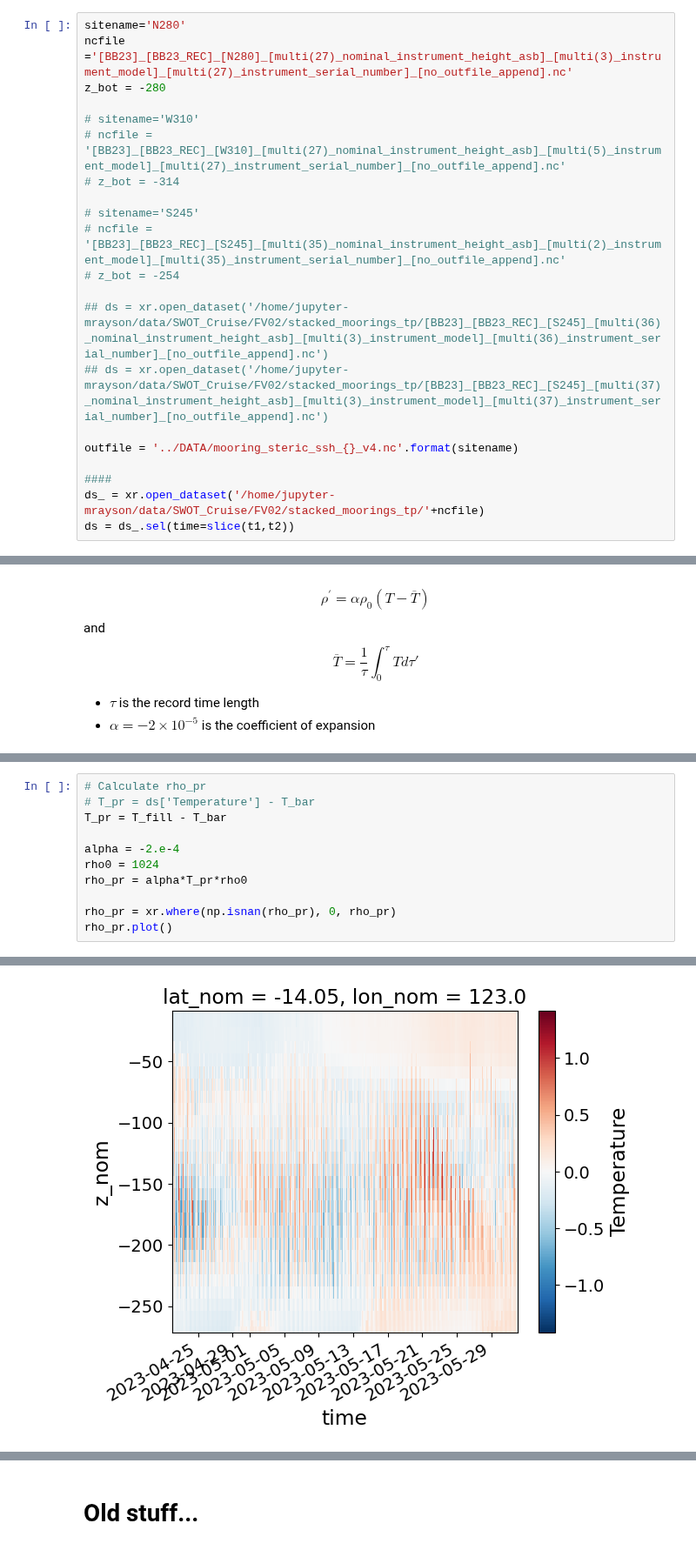
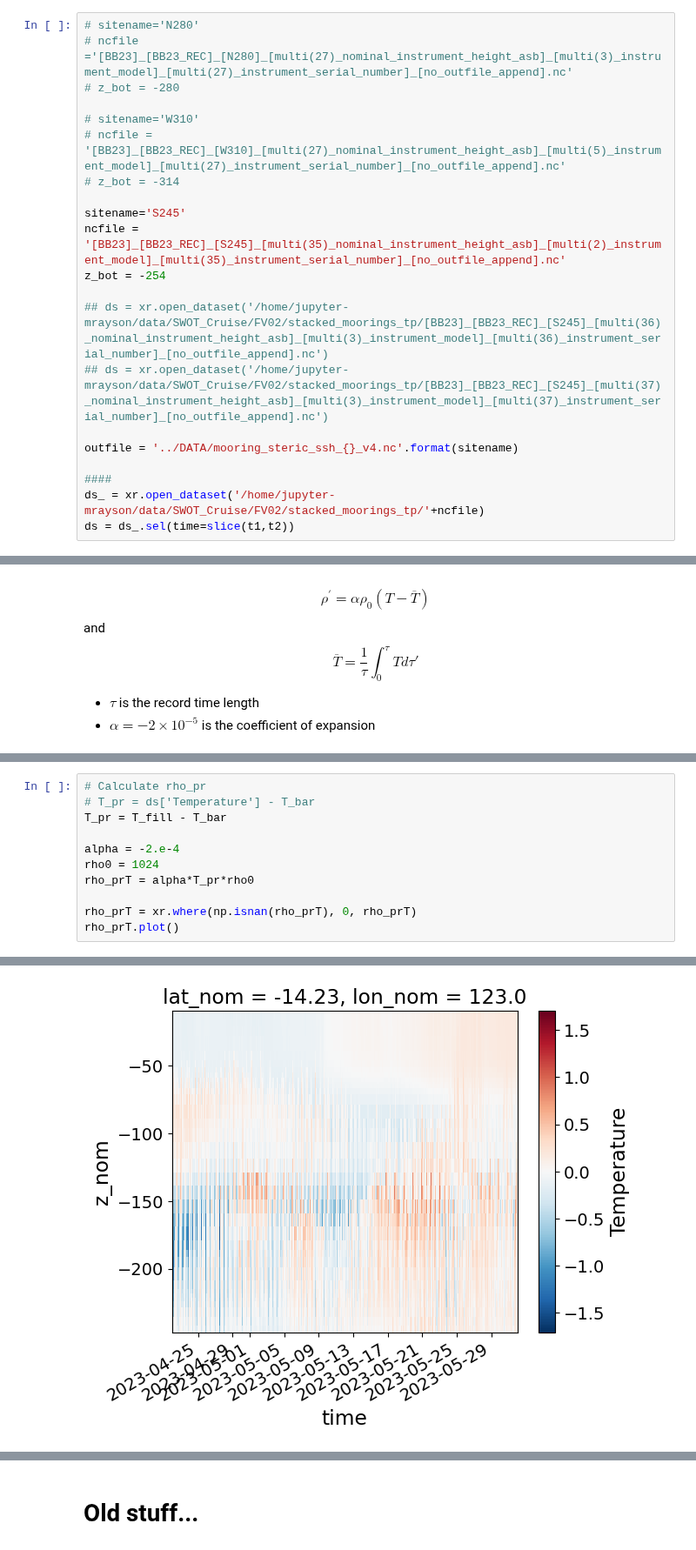
Before and after one commit to TIDE-ITRH/swot_adac_naust, a Jupyter notebook: NOTEBOOKS/calc_steric_height_moorings.ipynb, the cells around one changed output, grey strips where cells are left out. Shown at 87% size. Drawn from its saved outputs; the diff is of its cells as text.

```diff
--- a/NOTEBOOKS/calc_steric_height_moorings.ipynb
+++ b/NOTEBOOKS/calc_steric_height_moorings.ipynb
@@ -25,17 +25,17 @@ ls /home/jupyter-mrayson/data/SWOT_Cruise/FV02/stacked_moorings_tp/
 t1 = '2023-04-22 00:00:00'
 t2 = '2023-05-31 23:59:00'
 # %%
-sitename='N280'
-ncfile ='[BB23]_[BB23_REC]_[N280]_[multi(27)_nominal_instrument_height_asb]_[multi(3)_instrument_model]_[multi(27)_instrument_serial_number]_[no_outfile_append].nc'
-z_bot = -280
+# sitename='N280'
+# ncfile ='[BB23]_[BB23_REC]_[N280]_[multi(27)_nominal_instrument_height_asb]_[multi(3)_instrument_model]_[multi(27)_instrument_serial_number]_[no_outfile_append].nc'
+# z_bot = -280
 
 # sitename='W310'
 # ncfile = '[BB23]_[BB23_REC]_[W310]_[multi(27)_nominal_instrument_height_asb]_[multi(5)_instrument_model]_[multi(27)_instrument_serial_number]_[no_outfile_append].nc'
 # z_bot = -314
 
-# sitename='S245'
-# ncfile = '[BB23]_[BB23_REC]_[S245]_[multi(35)_nominal_instrument_height_asb]_[multi(2)_instrument_model]_[multi(35)_instrument_serial_number]_[no_outfile_append].nc'
-# z_bot = -254
+sitename='S245'
+ncfile = '[BB23]_[BB23_REC]_[S245]_[multi(35)_nominal_instrument_height_asb]_[multi(2)_instrument_model]_[multi(35)_instrument_serial_number]_[no_outfile_append].nc'
+z_bot = -254
 
 ## ds = xr.open_dataset('/home/jupyter-mrayson/data/SWOT_Cruise/FV02/stacked_moorings_tp/[BB23]_[BB23_REC]_[S245]_[multi(36)_nominal_instrument_height_asb]_[multi(3)_instrument_model]_[multi(36)_instrument_serial_number]_[no_outfile_append].nc')
 ## ds = xr.open_dataset('/home/jupyter-mrayson/data/SWOT_Cruise/FV02/stacked_moorings_tp/[BB23]_[BB23_REC]_[S245]_[multi(37)_nominal_instrument_height_asb]_[multi(3)_instrument_model]_[multi(37)_instrument_serial_number]_[no_outfile_append].nc')
@@ -95,17 +95,17 @@ T_bar.plot()
 # %%
 # Calculate rho_pr
 # T_pr = ds['Temperature'] - T_bar
 T_pr = T_fill - T_bar
 
 alpha = -2.e-4
 rho0 = 1024
-rho_pr = alpha*T_pr*rho0
+rho_prT = alpha*T_pr*rho0
 
-rho_pr = xr.where(np.isnan(rho_pr), 0, rho_pr)
-rho_pr.plot()
+rho_prT = xr.where(np.isnan(rho_prT), 0, rho_prT)
+rho_prT.plot()
 # %% [output]
 <matplotlib.collections.QuadMesh at 0x...>
-[figure, old version]
+[figure, new version]
 # %%
 # Nonlinear EOS
 import gsw
```
Also changed, not shown: parts of 12 cells of this notebook, 2 other files.
